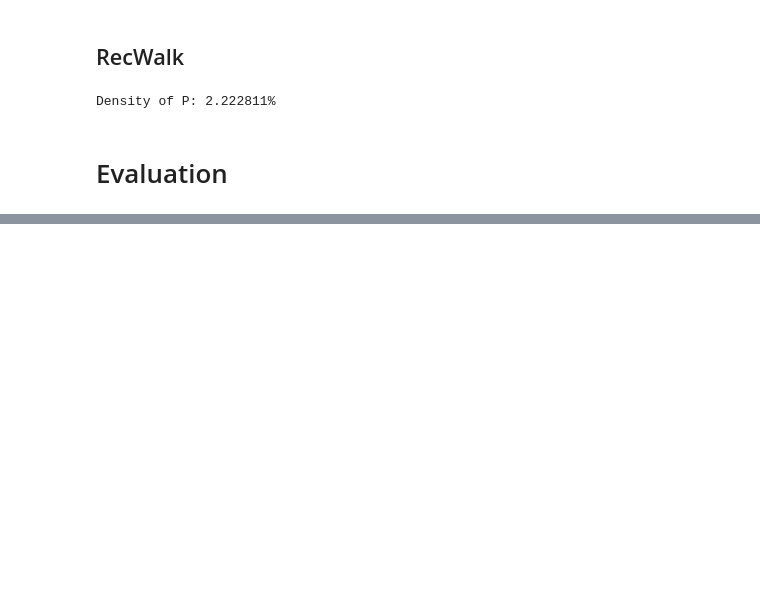
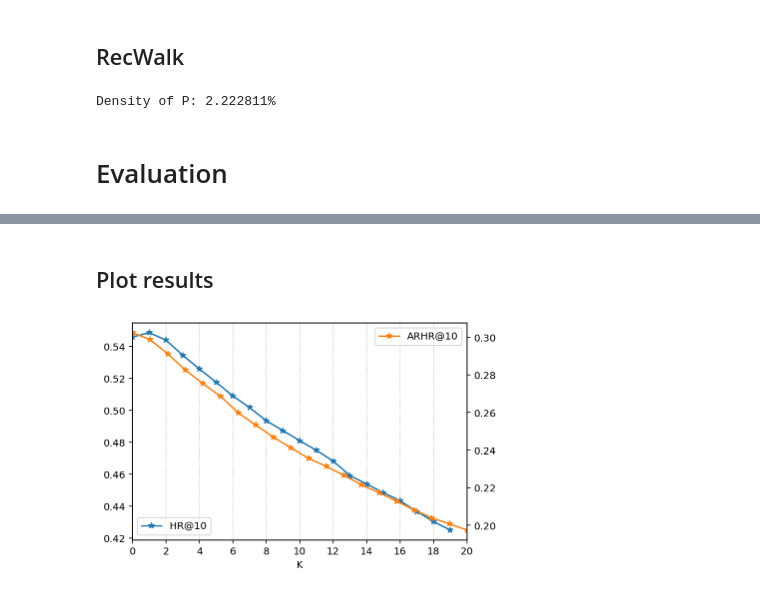
Before and after one commit to AlbMLpy/Recommender-Systems, a Jupyter notebook: RecWalk_ML1M.ipynb, the cells around one changed output, grey strips where cells are left out. Drawn from its saved outputs; the diff is of its cells as text; code cells hidden in the pictures; blank space fills up the shorter version.

```diff
--- a/RecWalk_ML1M.ipynb
+++ b/RecWalk_ML1M.ipynb
@@ -15,7 +15,7 @@ from polara.datasets.movielens import get_movielens_data
 from dataprep import split_holdout, sample_unseen_interactions
 from utils import topk_idx, sample_unseen
 # %%
-split_seed, rand_seed = 0, 99
+split_seed, rand_seed, holdout_seed = 0, 99, 42
 # %% [markdown]
 # Data
 # %%
@@ -104,3 +104,10 @@ Users: 6040;
 Items: 3706;
 NNZ entries: 994169;
 Density: 4.441379%
+# %%
+holdout_unseen = sample_unseen_interactions(
+    ml_data,
+    all_items.to_numpy(),
+    itemid='movieid',
+    seed=holdout_seed)
+holdout_unseen.head()
@@ -107,3 +124,13 @@ Density: 4.441379%
+# %%
+unseen_samples = np.array([
+    [all_items.get_loc(i) for i in x]
+    for x in holdout_unseen.loc[all_users]
+])
+
+holdout_items = (
+    pd.Series(test_items, index=all_users, dtype='int64')
+    .values
+)
 # %% [markdown]
 # Model
 # %% [markdown]
@@ -221,0 +249,2 @@ for k in track(range(K)):
+# %% [markdown]
+## Plot results
@@ -221,0 +254,14 @@ for k in track(range(K)):
+# %%
+hr, arhr = zip(*metrics)
+# %%
+ax1 = pd.Series(hr).plot(linestyle='-', marker='*', label='HR@10')
+ax2 = pd.Series(arhr).plot(secondary_y=True, linestyle='-', marker='*', label='ARHR@10')
+
+ax1.set_xlabel('K')
+ax1.xaxis.grid(True, linestyle=':')
+ax1.set_xticks(range(0, 22, 2))
+ax1.legend(loc=3)
+
+ax2.legend(loc=0);
+# %% [output]
+[figure, added]
```
Also changed, not shown: parts of 5 cells of this notebook.
